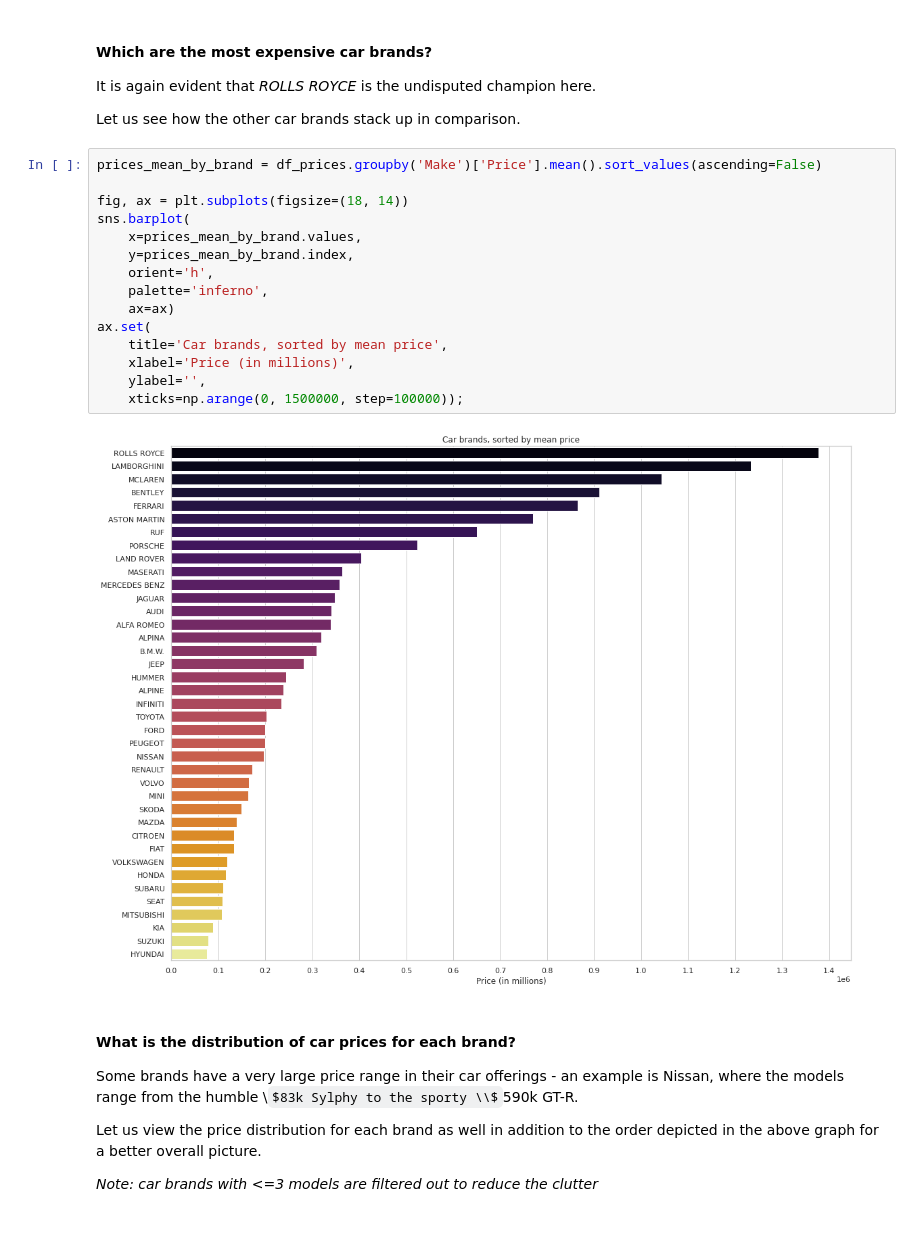
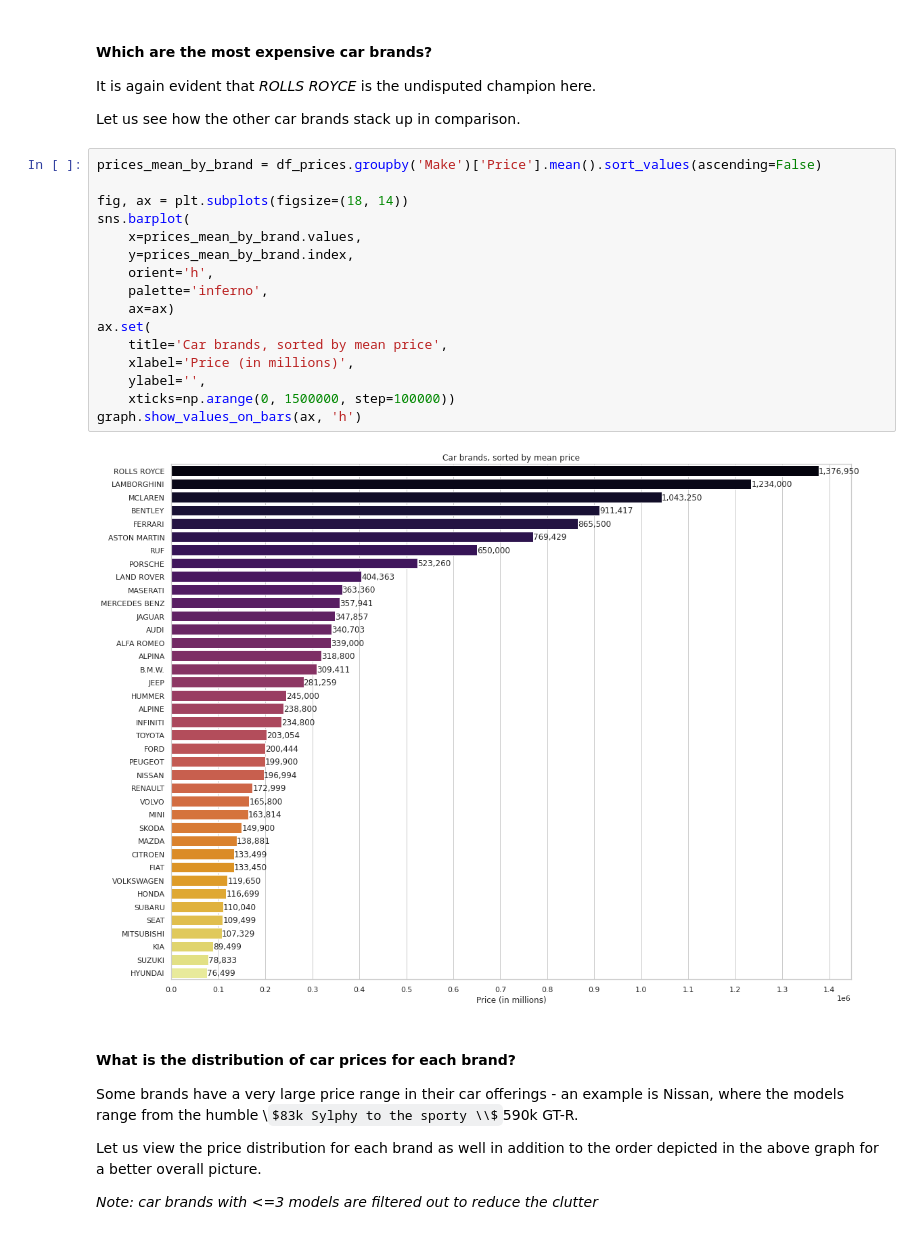
Before and after one commit to ruibinch/vrn-analysis, a Jupyter notebook: notebooks/SG VRN analysis.ipynb, the cells around one changed output. Saved outputs shown, nothing was run; the diff lists cells and outputs as text; some formulas as TeX source.

```diff
--- a/notebooks/SG VRN analysis.ipynb
+++ b/notebooks/SG VRN analysis.ipynb
@@ -215,20 +243,21 @@ Let us see how the other car brands stack up in comparison.
 # %%
 prices_mean_by_brand = df_prices.groupby('Make')['Price'].mean().sort_values(ascending=False)
 
 fig, ax = plt.subplots(figsize=(18, 14))
 sns.barplot(
     x=prices_mean_by_brand.values,
     y=prices_mean_by_brand.index,
     orient='h',
     palette='inferno',
     ax=ax)
 ax.set(
     title='Car brands, sorted by mean price',
     xlabel='Price (in millions)',
     ylabel='',
-    xticks=np.arange(0, 1500000, step=100000));
+    xticks=np.arange(0, 1500000, step=100000))
+graph.show_values_on_bars(ax, 'h')
 # %% [output]
-[figure, old version]
+[figure, new version]
 # %% [markdown]
 #### What is the distribution of car prices for each brand?
 
```
Also changed, not shown: parts of 6 cells of this notebook, 1 other file.
